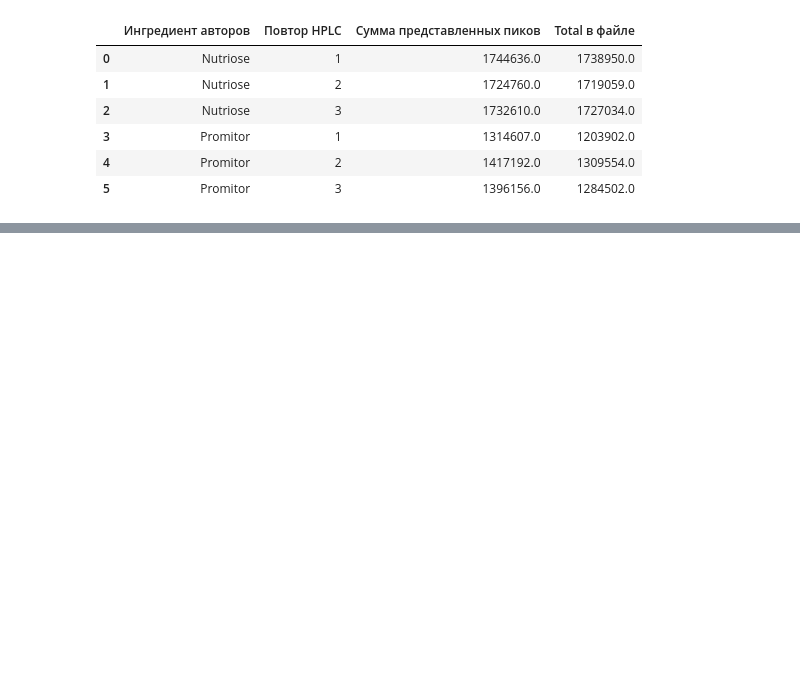
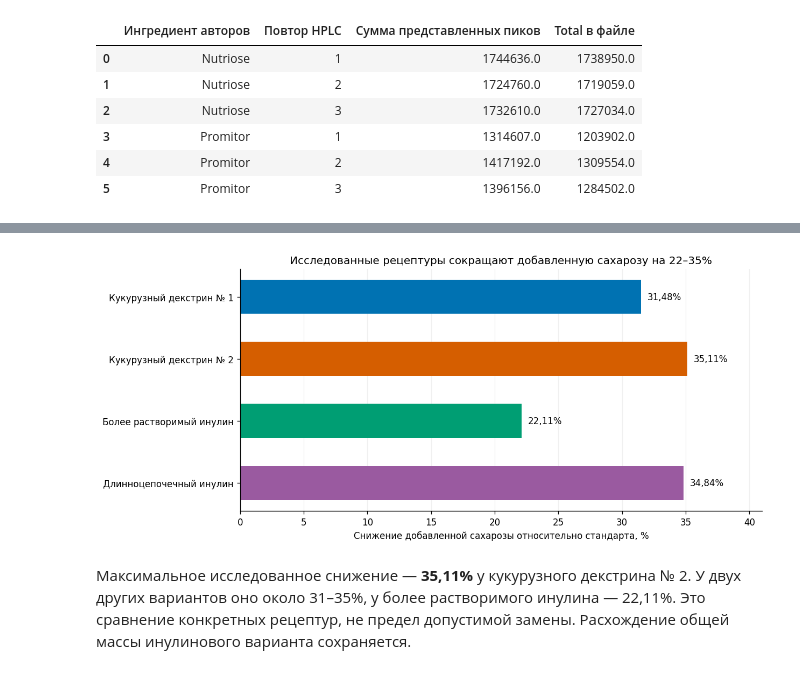
Before and after one commit to Alina-lab/cookies, a Jupyter notebook: biscuit_recipe_analysis.ipynb, the cells around one changed output, grey strips where cells are left out. Saved outputs shown, nothing was run; the diff lists cells and outputs as text; code cells hidden in the pictures; blank space fills up the shorter version.

```diff
--- a/biscuit_recipe_analysis.ipynb
+++ b/biscuit_recipe_analysis.ipynb
@@ -853,0 +748,57 @@ print('Исходники сохранены без изменения. Новы
+# %%
+import os
+import tempfile
+os.environ.setdefault('MPLCONFIGDIR', str(Path(tempfile.gettempdir()) / 'cookies_mpl_cache'))
+os.environ.setdefault('XDG_CACHE_HOME', str(Path(tempfile.gettempdir()) / 'cookies_xdg_cache'))
+import matplotlib
+import matplotlib.pyplot as plt
+from matplotlib.lines import Line2D
+from matplotlib.colors import TwoSlopeNorm
+from scipy import stats
+import scipy
+import inspect
+
+assert hasattr(stats, 'dunnett') and 'rng' in inspect.signature(stats.dunnett).parameters
+plt.rcParams.update({
+    'font.family': 'DejaVu Sans', 'font.size': 10, 'axes.titlesize': 12,
+    'axes.labelsize': 10, 'figure.dpi': 120, 'savefig.dpi': 160,
+    'axes.spines.top': False, 'axes.spines.right': False,
+    'axes.unicode_minus': True, 'figure.facecolor': 'white', 'axes.facecolor': 'white',
+})
+colours = {'control': '#737373', 'nutriose': '#0072B2', 'promitor': '#D55E00',
+           'orafti': '#009E73', 'fibruline': '#9A5AA0'}
+names = recipe_meta.set_index('recipe_id')['recipe_name_ru'].to_dict()
+variant_ids = recipe_order[1:]
+quality = physical_recipe_summary[physical_recipe_summary['metric_role'].ne('context')].copy()
+plot_count = 0
+
+def show_figure(fig):
+    global plot_count
+    plot_count += 1
+    fig.canvas.draw()
+    plt.show()
+    plt.close(fig)
+
+composition = recipes[['recipe_name_ru', 'sucrose_g_per_100g_flour', 'sucrose_removed_g_per_100g_flour',
+                       'sucrose_reduction_pct', 'fibre_ingredient_g_per_100g_flour', 'total_recipe_g_per_100g_flour']]
+display(composition.rename(columns={
+    'recipe_name_ru': 'Рецептура', 'sucrose_g_per_100g_flour': 'Сахароза, г/100 г муки',
+    'sucrose_removed_g_per_100g_flour': 'Удалено сахарозы, г/100 г муки',
+    'sucrose_reduction_pct': 'Снижение сахарозы, %',
+    'fibre_ingredient_g_per_100g_flour': 'Новый ингредиент, г/100 г муки',
+    'total_recipe_g_per_100g_flour': 'Сумма рецептуры, г/100 г муки',
+}).round(2))
+fig, ax = plt.subplots(figsize=(10.3, 4.5), layout='constrained')
+for y, rid in enumerate(variant_ids):
+    r = recipes.set_index('recipe_id').loc[rid]
+    ax.barh(y, r['sucrose_reduction_pct'], color=colours[rid], height=0.55)
+    ax.text(r['sucrose_reduction_pct'] + 0.5, y, number(r['sucrose_reduction_pct']) + '%', va='center')
+ax.set_yticks(range(4), [names[r] for r in variant_ids]); ax.invert_yaxis()
+ax.set_xlim(0, 41); ax.set_xlabel('Снижение добавленной сахарозы относительно стандарта, %')
+ax.set_title('Исследованные рецептуры сокращают добавленную сахарозу на 22–35%')
+ax.grid(axis='x', alpha=0.18); ax.set_axisbelow(True)
+show_figure(fig)
+display(Markdown('Максимальное исследованное снижение — **35,11%** у кукурузного декстрина № 2. '
+    'У двух других вариантов оно около 31–35%, у более растворимого инулина — 22,11%. '
+    'Это сравнение конкретных рецептур, не предел допустимой замены. Расхождение общей массы инулинового варианта сохраняется.'))
+# %% [output]
@@ -853,0 +811,2 @@ print('Исходники сохранены без изменения. Новы
+[figure, added]
+Максимальное исследованное снижение — **35,11%** у кукурузного декстрина № 2. У двух других вариантов оно около 31–35%, у более растворимого инулина — 22,11%. Это сравнение конкретных рецептур, не предел допустимой замены. Расхождение общей массы инулинового варианта сохраняется.
```
Also changed, not shown: parts of 39 cells of this notebook, 8 other files.
